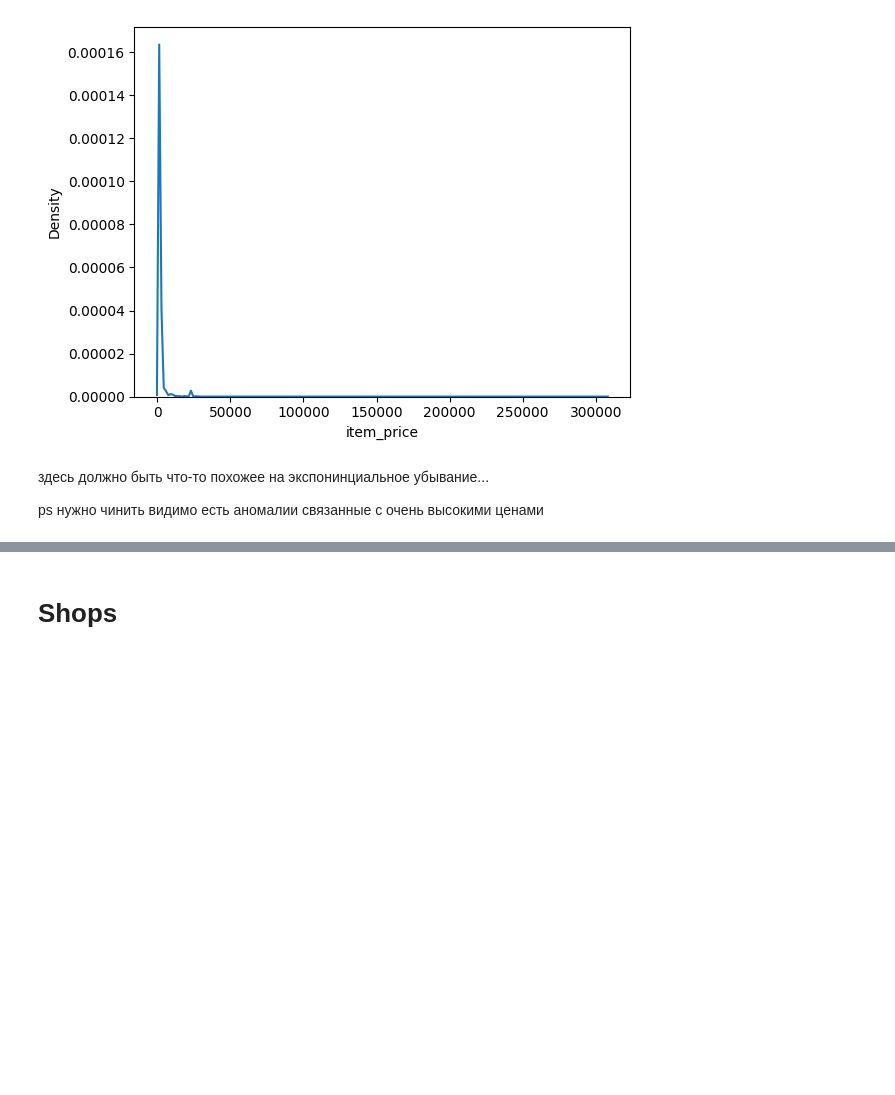
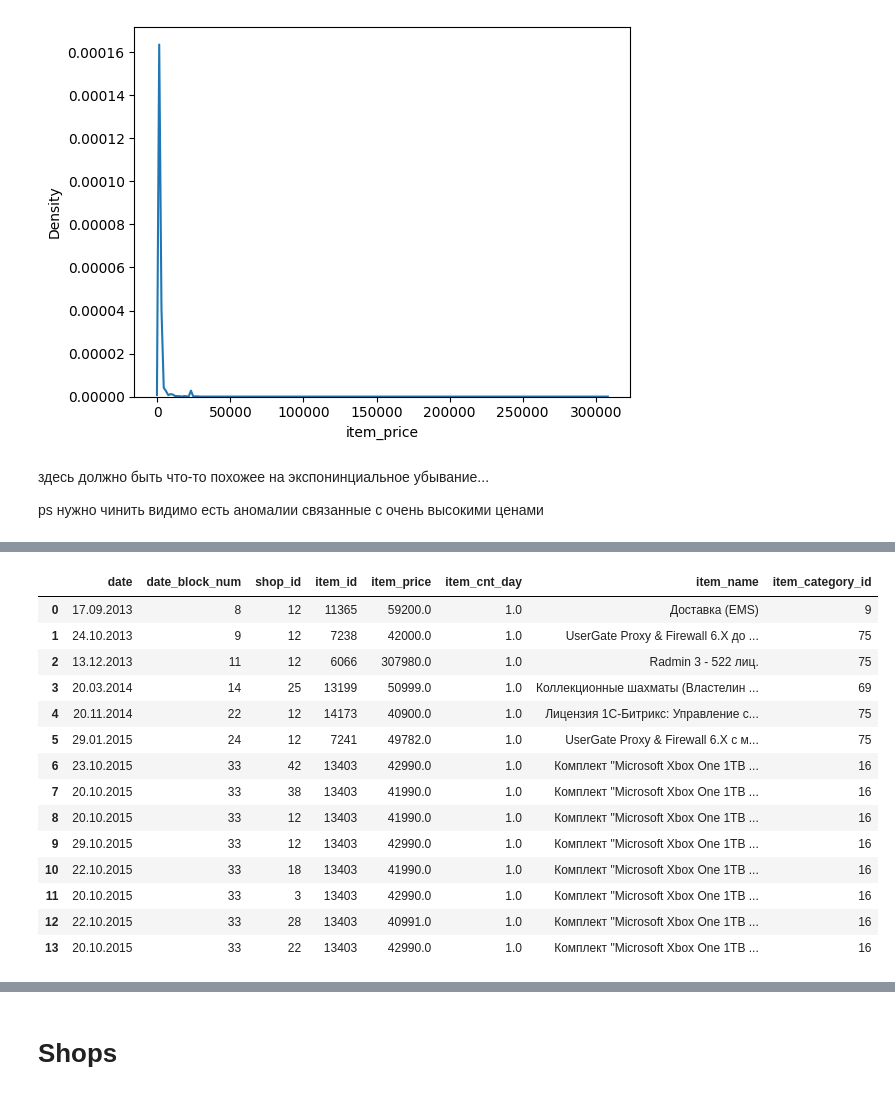
Before and after one commit to ffjjzz/InnowiseInternship, a Jupyter notebook: notebooks/DQC.ipynb, the cells around one changed output, grey strips where cells are left out. Cells and saved outputs as stored; diff of their text form; code cells hidden in the pictures; blank space fills up the shorter version.

```diff
--- a/notebooks/DQC.ipynb
+++ b/notebooks/DQC.ipynb
@@ -116,0 +135,18 @@ ps нужно чинить видимо есть аномалии связанн
+# %%
+train[train['item_price'] > 40000].merge(data_storage['items'], on='item_id', how='left')
+# %% [output]
+|  | date | date_block_num | shop_id | item_id | item_price | item_cnt_day | item_name | item_category_id |
+| 0 | 17.09.2013 | 8 | 12 | 11365 | 59200.0 | 1.0 | Доставка (EMS) | 9 |
+| 1 | 24.10.2013 | 9 | 12 | 7238 | 42000.0 | 1.0 | UserGate Proxy & Firewall 6.X до ... | 75 |
+| 2 | 13.12.2013 | 11 | 12 | 6066 | 307980.0 | 1.0 | Radmin 3 - 522 лиц. | 75 |
+| 3 | 20.03.2014 | 14 | 25 | 13199 | 50999.0 | 1.0 | Коллекционные шахматы (Властелин ... | 69 |
+| 4 | 20.11.2014 | 22 | 12 | 14173 | 40900.0 | 1.0 | Лицензия 1С-Битрикс: Управление с... | 75 |
+| 5 | 29.01.2015 | 24 | 12 | 7241 | 49782.0 | 1.0 | UserGate Proxy & Firewall 6.X с м... | 75 |
+| 6 | 23.10.2015 | 33 | 42 | 13403 | 42990.0 | 1.0 | Комплект "Microsoft Xbox One 1TB ... | 16 |
+| 7 | 20.10.2015 | 33 | 38 | 13403 | 41990.0 | 1.0 | Комплект "Microsoft Xbox One 1TB ... | 16 |
+| 8 | 20.10.2015 | 33 | 12 | 13403 | 41990.0 | 1.0 | Комплект "Microsoft Xbox One 1TB ... | 16 |
+| 9 | 29.10.2015 | 33 | 12 | 13403 | 42990.0 | 1.0 | Комплект "Microsoft Xbox One 1TB ... | 16 |
+| 10 | 22.10.2015 | 33 | 18 | 13403 | 41990.0 | 1.0 | Комплект "Microsoft Xbox One 1TB ... | 16 |
+| 11 | 20.10.2015 | 33 | 3 | 13403 | 42990.0 | 1.0 | Комплект "Microsoft Xbox One 1TB ... | 16 |
+| 12 | 22.10.2015 | 33 | 28 | 13403 | 40991.0 | 1.0 | Комплект "Microsoft Xbox One 1TB ... | 16 |
+| 13 | 20.10.2015 | 33 | 22 | 13403 | 42990.0 | 1.0 | Комплект "Microsoft Xbox One 1TB ... | 16 |
```
Also changed, not shown: parts of 3 cells of this notebook.
